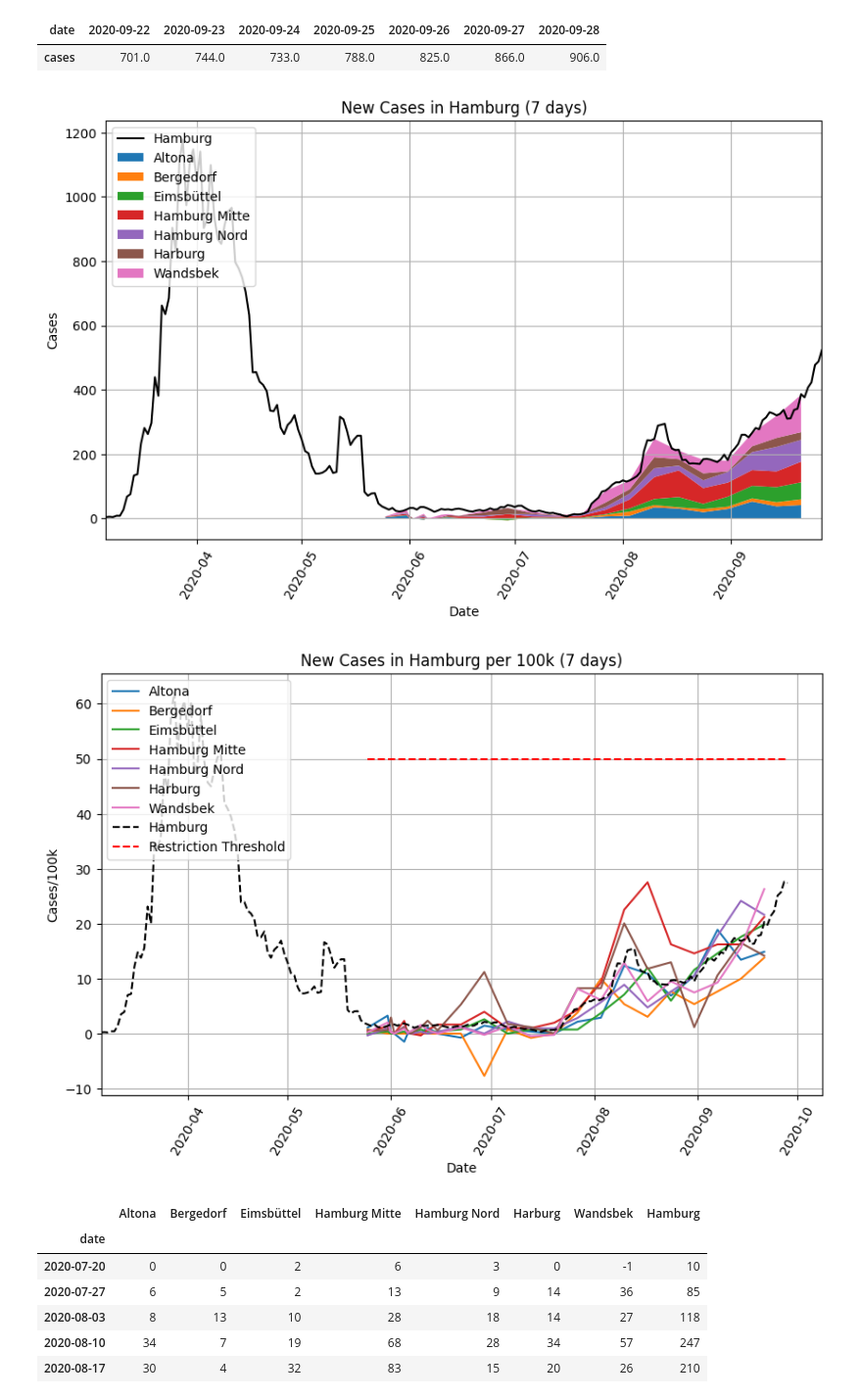
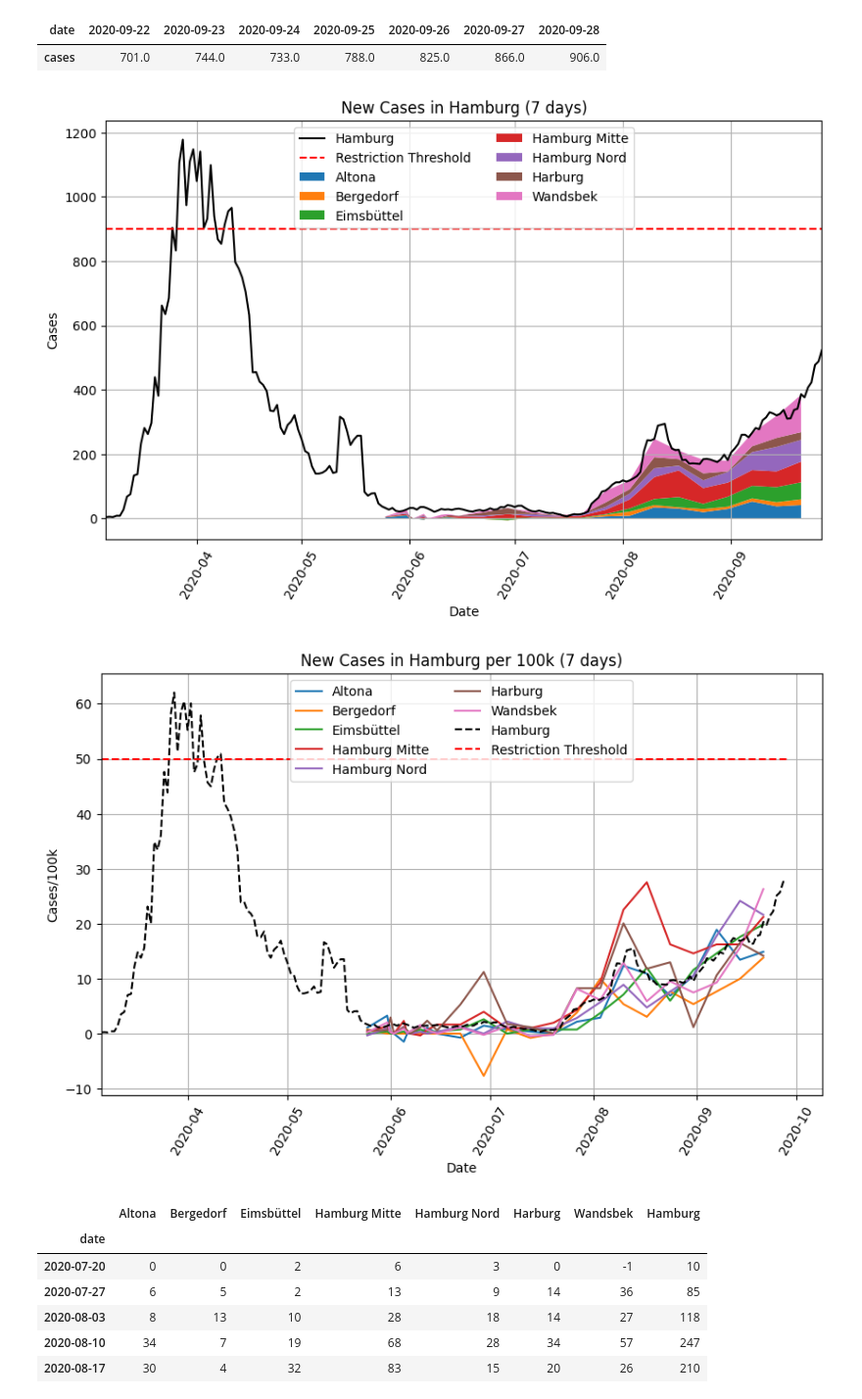
Before and after one commit to b3orn/corona-hamburg, a Jupyter notebook: corona-hamburg.ipynb, the cells around one changed output. Shown: that part at 98% size. Saved outputs shown, nothing was run; the diff lists cells and outputs as text; code cells hidden in the pictures.

```diff
--- a/corona-hamburg.ipynb
+++ b/corona-hamburg.ipynb
@@ -252,20 +252,20 @@ daily_cases_rolling14.tail(7).T
 # %%
 stackplot(new_cases, "New Cases in Hamburg (7 days)")
 plt.plot(daily_cases_rolling7.index, daily_cases_rolling7.values, "black", label="Hamburg")
-# plt.plot([new_cases.index[0], daily_cases_rolling7.index[-1]], [900, 900], "r--", label="Restriction Threshold")
-plt.legend(loc="upper left")
+plt.plot([daily_cases_rolling7.index[0], daily_cases_rolling7.index[-1]], [900, 900], "r--", label="Restriction Threshold")
+plt.legend(loc="upper center", ncol=2)
 plt.xlim(xmin=daily_cases_rolling7.index[0])
 plt.show()
 # %% [output]
-[figure, old version]
+[figure, new version]
 # %%
 for borough in new_cases.columns:
     plt.plot(new_cases.index, new_cases[borough] / BOROUGHS[borough] * 1e5, label=borough)
 
 plt.plot(daily_cases_rolling7.index, daily_cases_rolling7.values / BOROUGHS["Hamburg"] * 1e5, "k--", label="Hamburg")
-plt.plot([new_cases.index[0], daily_cases_rolling7.index[-1]], [50, 50], "r--", label="Restriction Threshold")
+plt.plot([daily_cases.index[0], daily_cases_rolling7.index[-1]], [50, 50], "r--", label="Restriction Threshold")
 plt.title("New Cases in Hamburg per 100k (7 days)")
-plt.legend(loc="upper left")
+plt.legend(loc="upper center", ncol=2)
 plt.xlabel("Date")
 plt.ylabel("Cases/100k")
 plt.xticks(rotation=60)
@@ -273,7 +273,7 @@ plt.xlim(xmin=daily_cases_rolling7.index[0])
 plt.grid()
 plt.show()
 # %% [output]
-[figure, old version]
+[figure, new version]
 # %%
 new_cases["Hamburg"] = new_cases.sum("columns")
 new_cases.tail(10)
```
Also changed, not shown: parts of 2 cells of this notebook.
